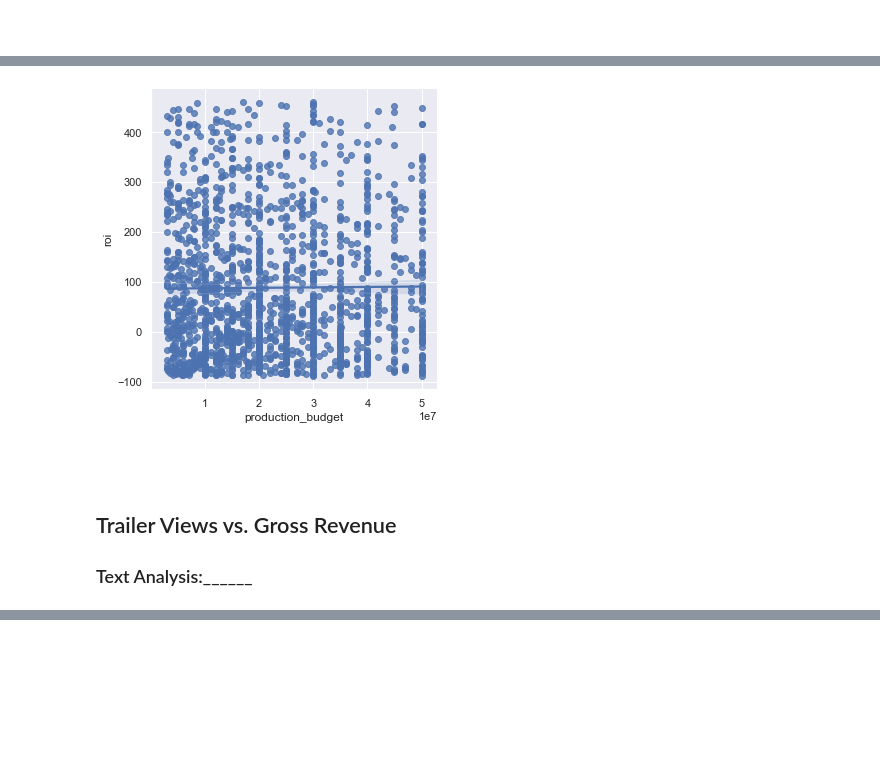
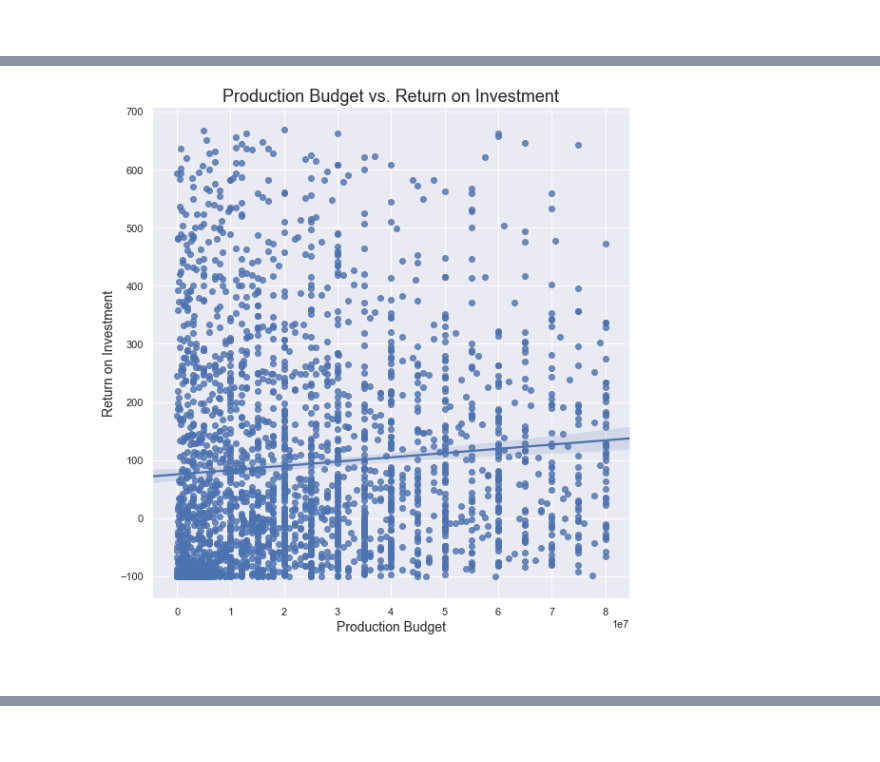
Before and after one commit to khyateed/Movie-Data-Analysis, a Jupyter notebook: student.ipynb, the cells around one changed output, grey strips where cells are left out. Drawn from its saved outputs; the diff is of its cells as text; code cells hidden in the pictures; blank space fills up the shorter version.

```diff
--- a/student.ipynb
+++ b/student.ipynb
@@ -185,7 +184,9 @@ y = 'total_gross'
 # drop duplicates, nulls values, and 3 outliers with highest Total Gross Revenue (Avatar, Titanic, and Avengers: Infinity War)
 noms_vs_budget = oscar_df.loc[:,[x, y]].drop_duplicates().sort_values(y).dropna(subset=['total_gross'])[:-3]
 
-# sns.set(rc={'figure.figsize':(9,9)});
+sns.set(rc={'figure.figsize':(9,9)});
 sns.regplot(x,y, data = noms_vs_budget);
-plt.title('Nominations vs. Total Gross');
+plt.title('Nominations vs. Total Gross',fontsize=18);
+plt.xlabel('Oscar Nominations', fontsize=14);
+plt.ylabel('Gross Revenue', fontsize=14);
 # %% [output]
@@ -309,14 +313,13 @@ trailer_df.head(3)
 # %%
-# drop outliers by excluding upper quartile
-roi_no_outliers = trailer_df[trailer_df["roi"].between(*trailer_df['roi'].quantile([0.1, 0.85]).tolist())]
-budget_no_outliers = roi_no_outliers[roi_no_outliers["production_budget"].between(*roi_no_outliers['production_budget'].quantile([0.1, 0.75]).tolist())]
+# drop outliers
+roi_no_outliers = trailer_df[trailer_df["roi"].between(*trailer_df['roi'].quantile([0, 0.9]).tolist())]
+budget_no_outliers = roi_no_outliers[roi_no_outliers["production_budget"].between(*roi_no_outliers['production_budget'].quantile([0, 0.9]).tolist())]
 
-
-sns.lmplot('production_budget','roi',data = budget_no_outliers);
+plot =sns.lmplot('production_budget','roi',data = budget_no_outliers, height=8, truncate=False, fit_reg=True);
+plt.title('Production Budget vs. Return on Investment',fontsize=18);
+plt.xlabel('Production Budget', fontsize=14);
+plt.ylabel('Return on Investment', fontsize=14);
 # %% [output]
-[figure, old version]
+[figure, new version]
 # %% [markdown]
 <br>
-# %% [markdown]
-## Trailer Views vs. Gross Revenue
-### Text Analysis:______
```
Also changed, not shown: parts of 42 cells of this notebook, 7 other files.
